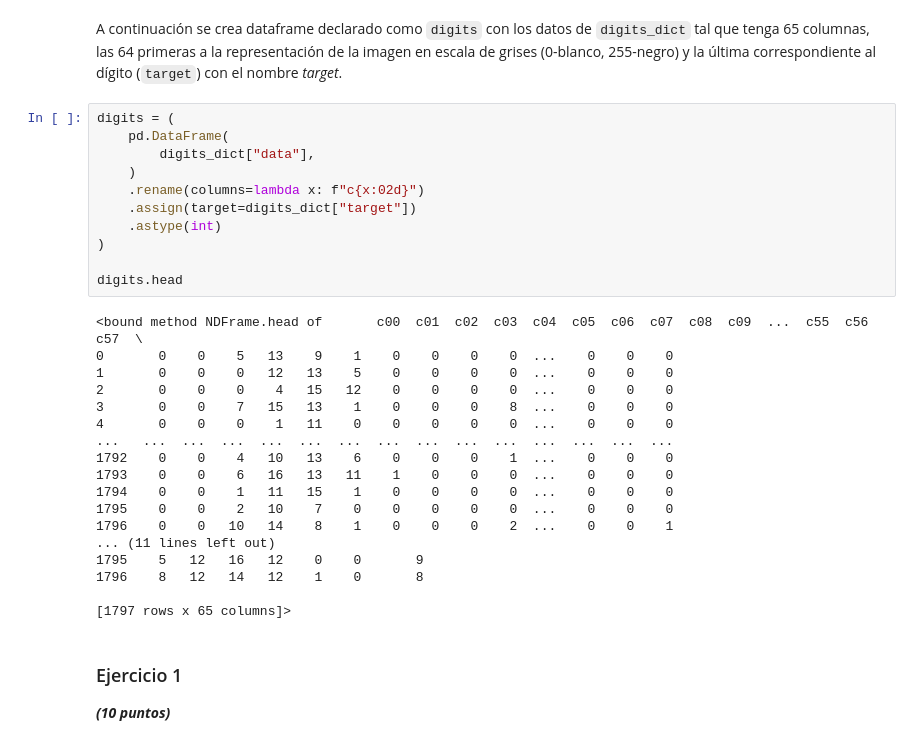
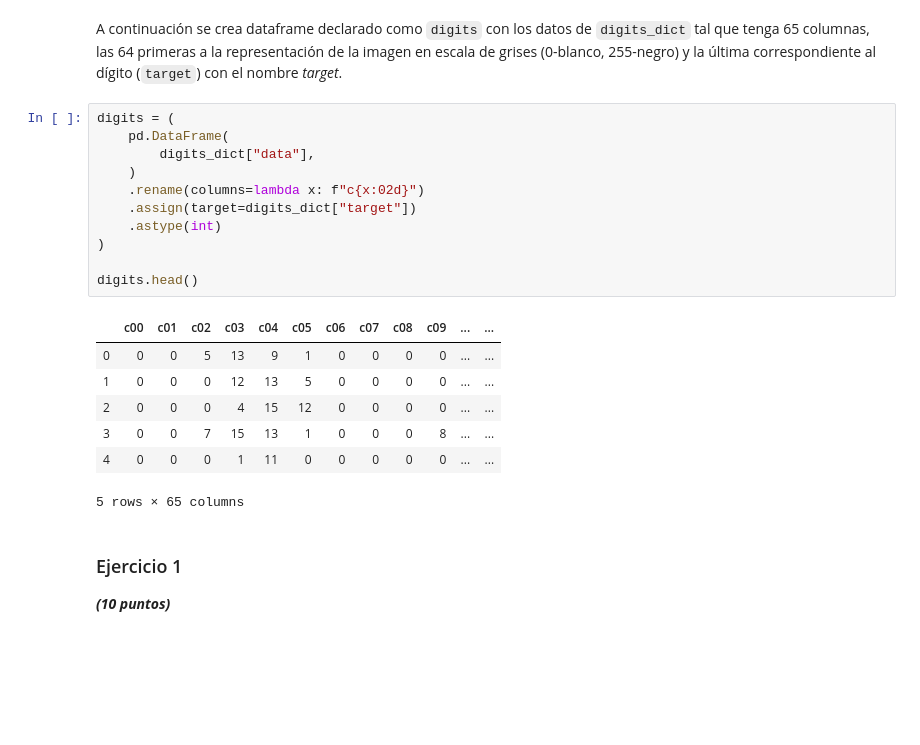
Before and after one commit to Crhlb/mat281_repositorio, a Jupyter notebook: m05_data_science/m05_project01/m05_project01.ipynb, the cells around one changed output. Cells and saved outputs as stored; diff of their text form; blank space fills up the shorter version.

```diff
--- a/m05_data_science/m05_project01/m05_project01.ipynb
+++ b/m05_data_science/m05_project01/m05_project01.ipynb
@@ -166,32 +166,22 @@ A continuación se crea dataframe declarado como `digits` con los datos de `digi
 # %%
 digits = (
     pd.DataFrame(
         digits_dict["data"],
     )
     .rename(columns=lambda x: f"c{x:02d}")
     .assign(target=digits_dict["target"])
     .astype(int)
 )
 
-digits.head
+digits.head()
 # %% [output]
+|  | c00 | c01 | c02 | c03 | c04 | c05 | c06 | c07 | c08 | c09 | ... | ... |
+| 0 | 0 | 0 | 5 | 13 | 9 | 1 | 0 | 0 | 0 | 0 | ... | ... |
+| 1 | 0 | 0 | 0 | 12 | 13 | 5 | 0 | 0 | 0 | 0 | ... | ... |
+| 2 | 0 | 0 | 0 | 4 | 15 | 12 | 0 | 0 | 0 | 0 | ... | ... |
+| 3 | 0 | 0 | 7 | 15 | 13 | 1 | 0 | 0 | 0 | 8 | ... | ... |
+| 4 | 0 | 0 | 0 | 1 | 11 | 0 | 0 | 0 | 0 | 0 | ... | ... |
-<bound method NDFrame.head of       c00  c01  c02  c03  c04  c05  c06  c07  c08  c09  ...  c55  c56  c57  \
-0       0    0    5   13    9    1    0    0    0    0  ...    0    0    0
-1       0    0    0   12   13    5    0    0    0    0  ...    0    0    0
-2       0    0    0    4   15   12    0    0    0    0  ...    0    0    0
-3       0    0    7   15   13    1    0    0    0    8  ...    0    0    0
-4       0    0    0    1   11    0    0    0    0    0  ...    0    0    0
-...   ...  ...  ...  ...  ...  ...  ...  ...  ...  ...  ...  ...  ...  ...
-1792    0    0    4   10   13    6    0    0    0    1  ...    0    0    0
-1793    0    0    6   16   13   11    1    0    0    0  ...    0    0    0
-1794    0    0    1   11   15    1    0    0    0    0  ...    0    0    0
-1795    0    0    2   10    7    0    0    0    0    0  ...    0    0    0
-1796    0    0   10   14    8    1    0    0    0    2  ...    0    0    1
-... (11 lines left out)
-1795    5   12   16   12    0    0       9
-1796    8   12   14   12    1    0       8
-
-[1797 rows x 65 columns]>
+5 rows × 65 columns
 # %% [markdown]
 ### Ejercicio 1
 
```
Also changed, not shown: parts of 5 cells of this notebook.
